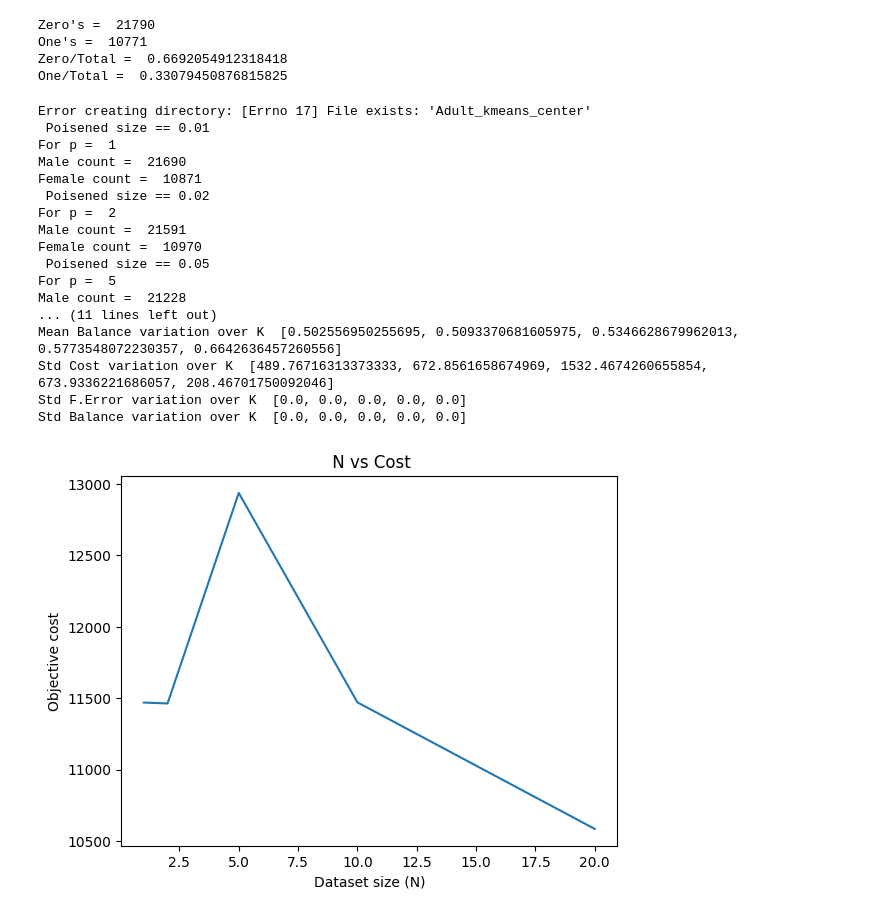
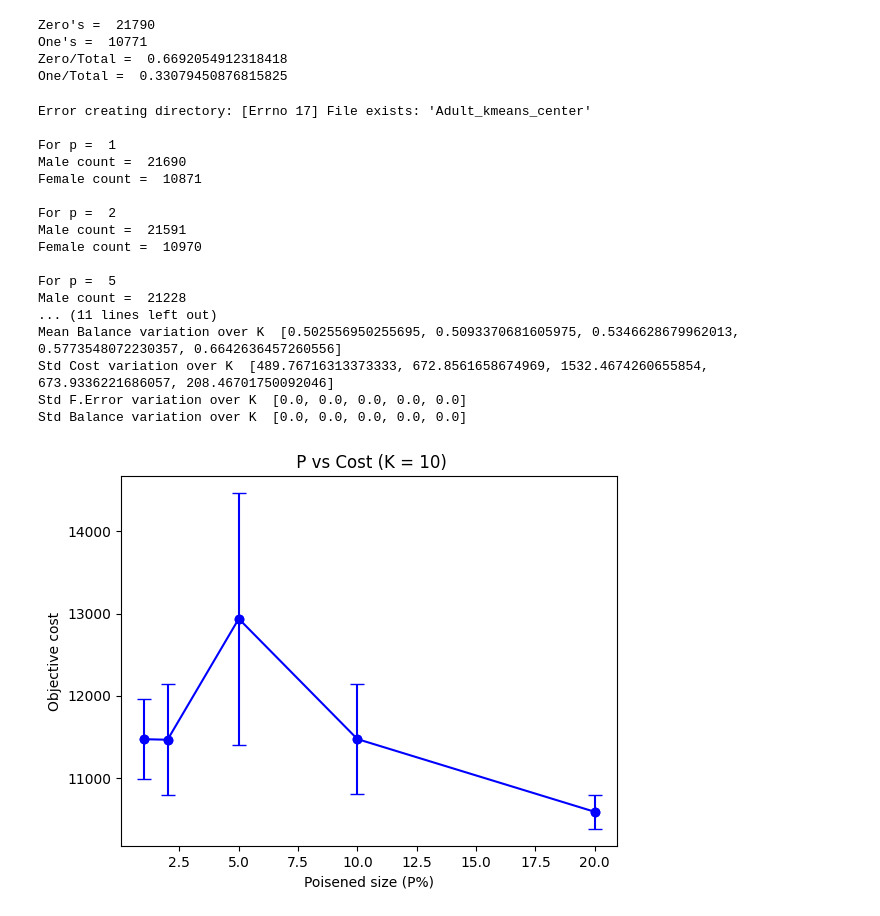
Before and after one commit to Aditya-Y-29/Fair-Clustering, a Jupyter notebook: Paper 1/Task-2.ipynb, the cells around one changed output. Cells and saved outputs as stored; diff of their text form; code cells hidden in the pictures.

```diff
--- a/Paper 1/Task-2.ipynb
+++ b/Paper 1/Task-2.ipynb
@@ -570,7 +436,7 @@ for size_percent in [1, 2, 5, 10, 20]:
     df_dropped = sampled_df.drop(columns=['type'])
 
     # For cluster size = K
-    print(" Poisened size == "+str(size_percent * 0.01)+"  ")
+    # print("\nPoisened size == "+str(size_percent * 0.01)+"  ")
 
     cost_variation_ck_collec = []
     cost_variation_collec = []
@@ -581,14 +447,14 @@ for size_percent in [1, 2, 5, 10, 20]:
 
     seeds = [0, 100, 200]
 
-    print("For p = ", size_percent)
+    print("\nFor p = ", size_percent)
     male_count = sampled_df['type'].value_counts().get(0, 0)
     female_count = sampled_df['type'].value_counts().get(1, 0)
     print("Male count = ", male_count)
     print("Female count = ", female_count)
+
     # For 3 independent runs.
     for run in range(0, len(seeds)):
-
 
         np.random.seed(seeds[run])
         random.seed(seeds[run])
@@ -698,15 +564,15 @@ print('Std F.Error variation over K ',list_fair_K_std)
 print('Std Balance variation over K ',list_balance_K_std)
 # %% [output]
 Error creating directory: [Errno 17] File exists: 'Adult_kmeans_center'
- Poisened size == 0.01
+
 For p =  1
 Male count =  21690
 Female count =  10871
- Poisened size == 0.02
+
 For p =  2
 Male count =  21591
 Female count =  10970
- Poisened size == 0.05
+
 For p =  5
 Male count =  21228
 ... (11 lines left out)
@@ -717,13 +583,15 @@ Std Balance variation over K  [0.0, 0.0, 0.0, 0.0, 0.0]
 # %%
 x = [1, 2, 5, 10, 20]
 y = list_obj_K
-plt.plot(x, y)
-plt.xlabel('Poisend size % (P)')
+std = list_obj_K_std
+plt.errorbar(x, y, yerr=std, fmt='o', capsize=5, color='b')
+plt.plot(x, y, linestyle='-', marker='o', color='b')
+plt.xlabel('Poisened size (P%)')
 plt.ylabel('Objective cost')
-plt.title(' P vs Cost')
+plt.title(' P vs Cost (K = 10)')
 plt.show()
 # %% [output]
-[figure, old version]
+[figure, new version]
 # %%
 x = [1, 2, 5, 10, 20]
 y = list_balance_K
```
Also changed, not shown: parts of 5 cells of this notebook, 2 other files.
